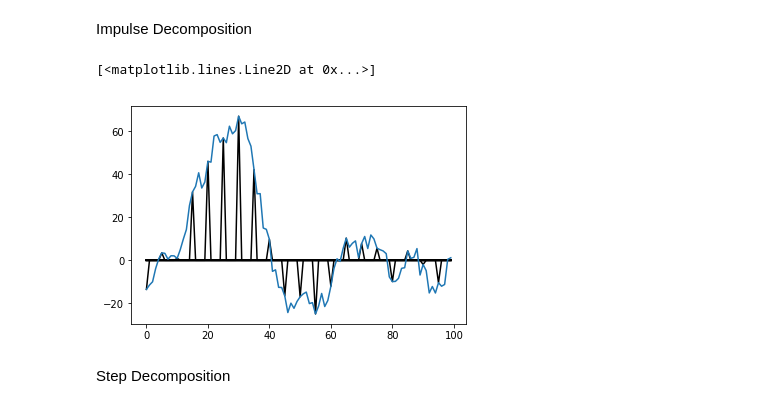
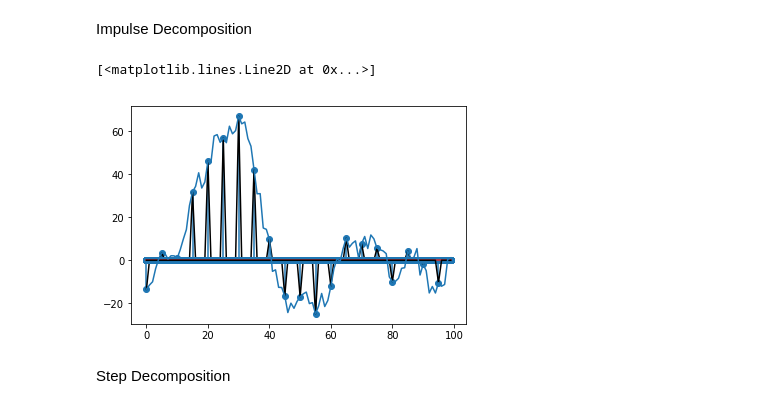
Before and after one commit to Allen-Z-4230/DSP_Guide, a Jupyter notebook: Chapter 5 - Linear Systems.ipynb, the cells around one changed output. Saved outputs shown, nothing was run; the diff lists cells and outputs as text; code cells hidden in the pictures.

```diff
--- a/Chapter 5 - Linear Systems.ipynb
+++ b/Chapter 5 - Linear Systems.ipynb
@@ -21,11 +21,12 @@ def impulse_decomp(signal, sample_number):
     return globals()["id_" + str(sample_number)]
 # %%
 for i in range(0,n,5):
-    plt.plot(impulse_decomp(x,i),color='k')
+    plt.stem(impulse_decomp(x,i))
+    plt.plot(impulse_decomp(x,i), color = 'k')
 plt.plot(x)
 # %% [output]
 [<matplotlib.lines.Line2D at 0x...>]
-[figure, old version]
+[figure, new version]
 # %% [markdown]
 Step Decomposition
 # %%
```
